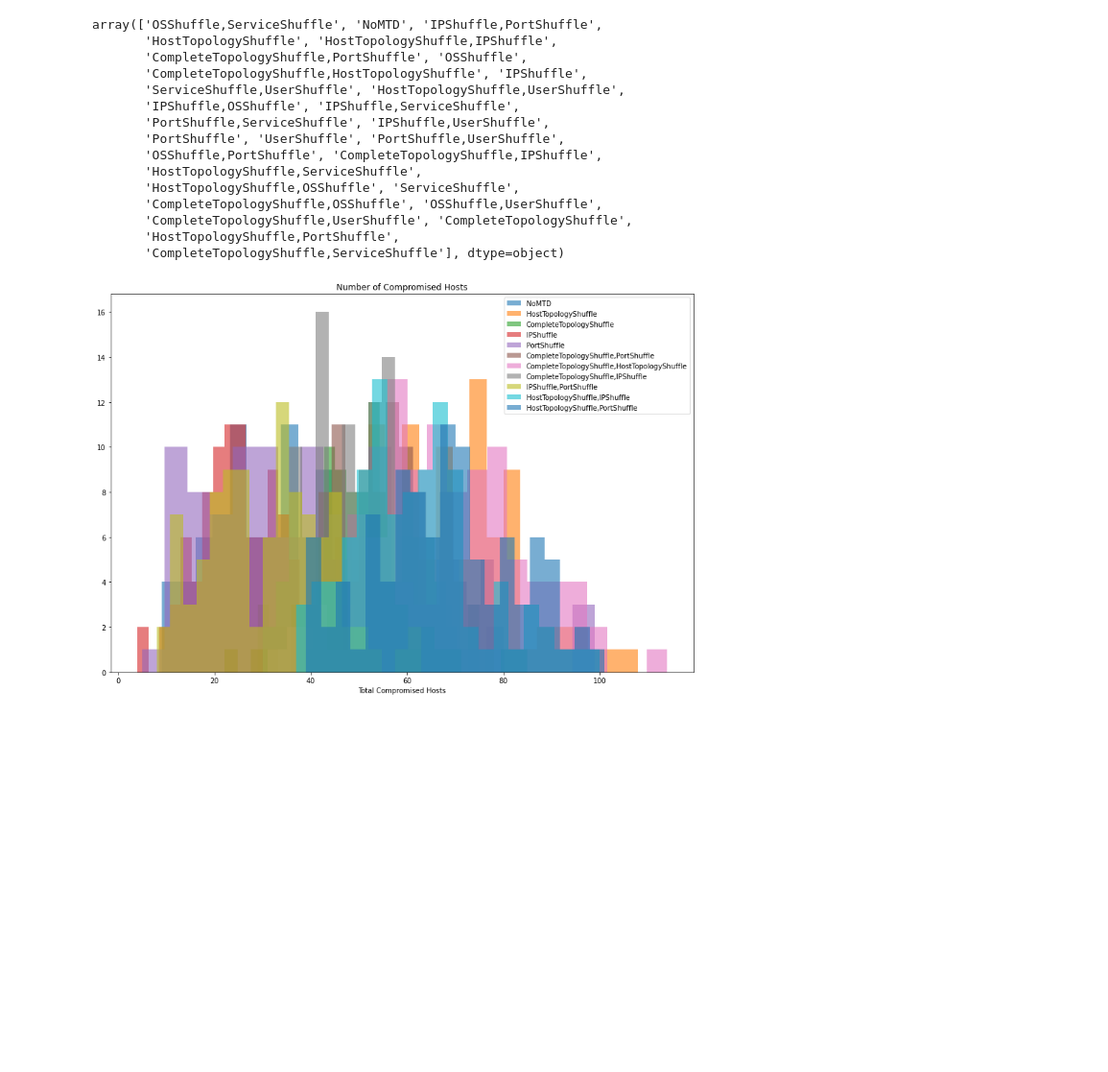
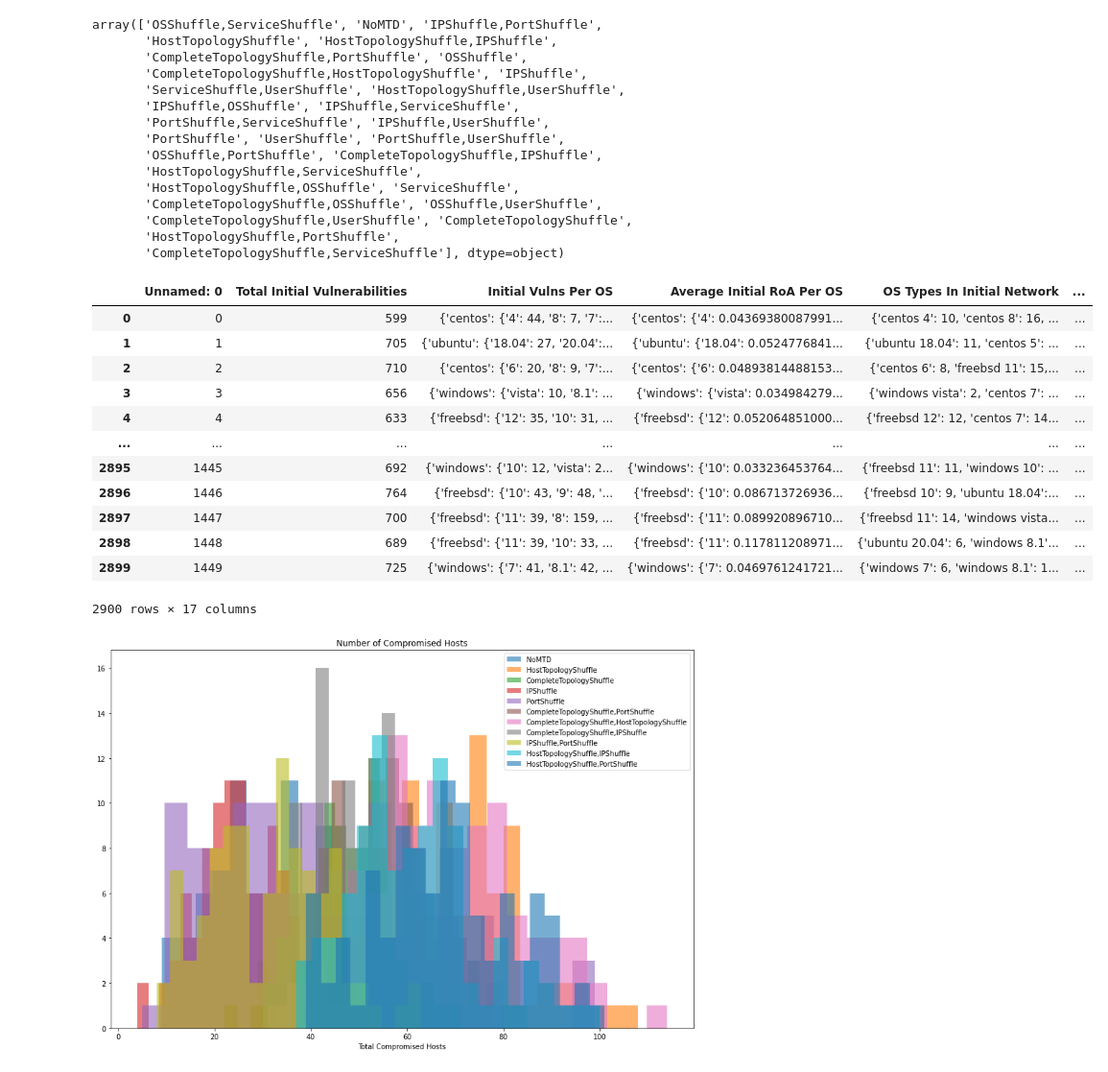
Before and after one commit to yuanyuan2000/MTDGame, a Jupyter notebook: research-analysis/analysis.ipynb, the cells around one changed output. Shown at 96% size. Cells and saved outputs as stored; diff of their text form; code cells hidden in the pictures; blank space fills up the shorter version.

```diff
--- a/research-analysis/analysis.ipynb
+++ b/research-analysis/analysis.ipynb
@@ -70,6 +70,26 @@ def parse_json_column_to_dataframe(df, column_name):
             print(row_str)
 
     return pd.DataFrame(df_list)
+# %%
+def get_non_exposed_compromised_hosts(df):
+    df_host_compromises = parse_json_column_to_dataframe(df, "Host Compromises")
+    return df_host_compromises
+
+combination2_results
+# %% [output]
+|  | Unnamed: 0 | Total Initial Vulnerabilities | Initial Vulns Per OS | Average Initial RoA Per OS | OS Types In Initial Network | ... |
+| 0 | 0 | 599 | {'centos': {'4': 44, '8': 7, '7':... | {'centos': {'4': 0.04369380087991... | {'centos 4': 10, 'centos 8': 16, ... | ... |
+| 1 | 1 | 705 | {'ubuntu': {'18.04': 27, '20.04':... | {'ubuntu': {'18.04': 0.0524776841... | {'ubuntu 18.04': 11, 'centos 5': ... | ... |
+| 2 | 2 | 710 | {'centos': {'6': 20, '8': 9, '7':... | {'centos': {'6': 0.04893814488153... | {'centos 6': 8, 'freebsd 11': 15,... | ... |
+| 3 | 3 | 656 | {'windows': {'vista': 10, '8.1': ... | {'windows': {'vista': 0.034984279... | {'windows vista': 2, 'centos 7': ... | ... |
+| 4 | 4 | 633 | {'freebsd': {'12': 35, '10': 31, ... | {'freebsd': {'12': 0.052064851000... | {'freebsd 12': 12, 'centos 7': 14... | ... |
+| ... | ... | ... | ... | ... | ... | ... |
+| 2895 | 1445 | 692 | {'windows': {'10': 12, 'vista': 2... | {'windows': {'10': 0.033236453764... | {'freebsd 11': 11, 'windows 10': ... | ... |
+| 2896 | 1446 | 764 | {'freebsd': {'10': 43, '9': 48, '... | {'freebsd': {'10': 0.086713726936... | {'freebsd 10': 9, 'ubuntu 18.04':... | ... |
+| 2897 | 1447 | 700 | {'freebsd': {'11': 39, '8': 159, ... | {'freebsd': {'11': 0.089920896710... | {'freebsd 11': 14, 'windows vista... | ... |
+| 2898 | 1448 | 689 | {'freebsd': {'11': 39, '10': 33, ... | {'freebsd': {'11': 0.117811208971... | {'ubuntu 20.04': 6, 'windows 8.1'... | ... |
+| 2899 | 1449 | 725 | {'windows': {'7': 41, '8.1': 42, ... | {'windows': {'7': 0.0469761241721... | {'windows 7': 6, 'windows 8.1': 1... | ... |
+2900 rows × 17 columns
 # %%
 def compromised_histogram(mtd_strats, df):
     fig, ax = plt.subplots(figsize=(15,10))
```
Also changed, not shown: 5 other files.
